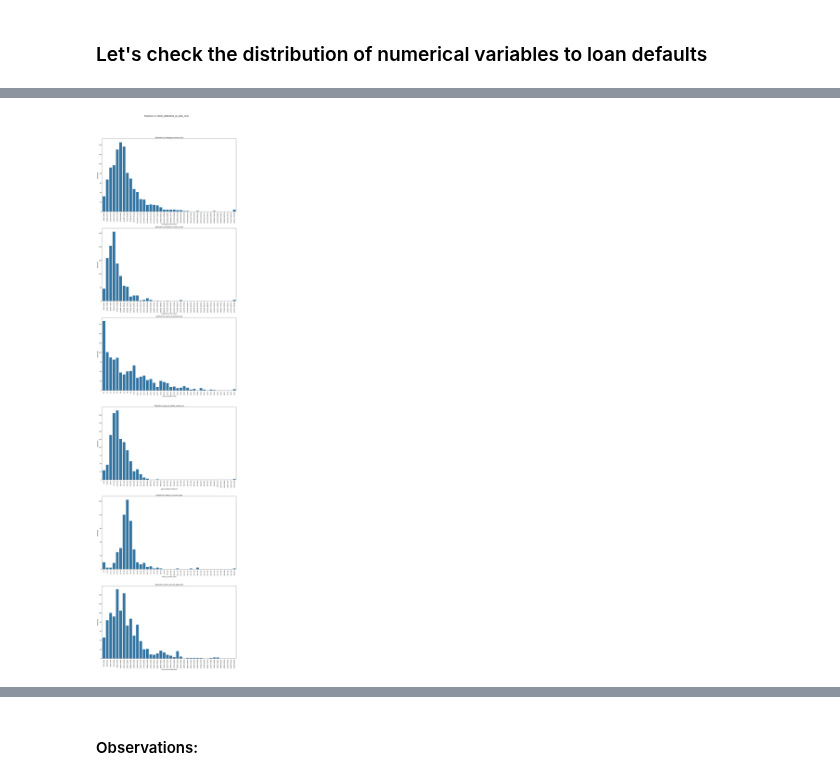
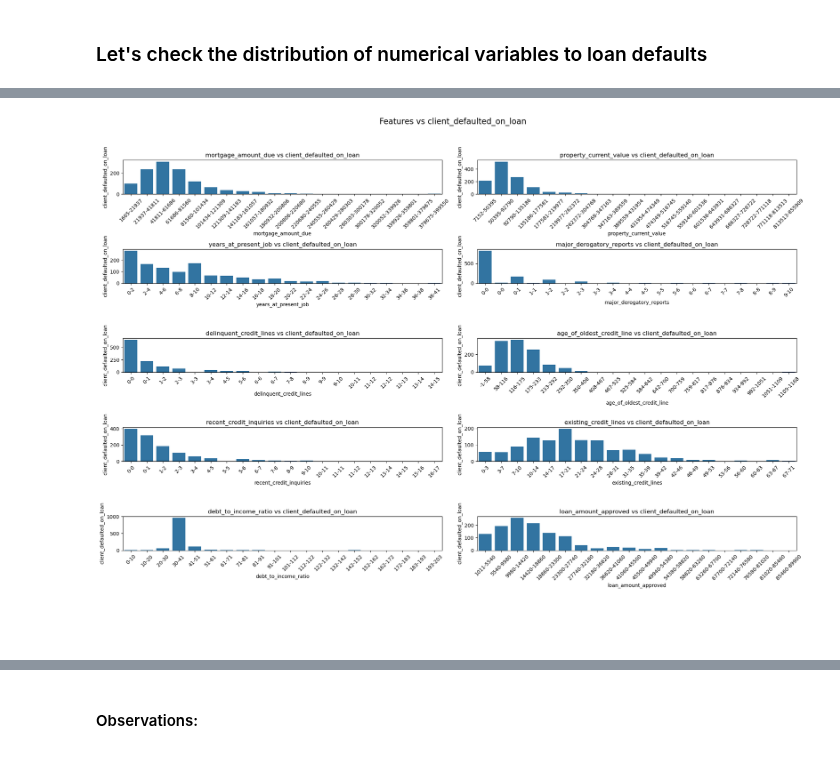
Before and after one commit to vmagar1729/analytiqbit, a Jupyter notebook: notebooks/Capstone_Project_Reference_Notebook_Loan_Default_Prediction_Full_Code.ipynb, the cells around one changed output, grey strips where cells are left out. Saved outputs shown, nothing was run; the diff lists cells and outputs as text; code cells hidden in the pictures.

```diff
--- a/notebooks/Capstone_Project_Reference_Notebook_Loan_Default_Prediction_Full_Code.ipynb
+++ b/notebooks/Capstone_Project_Reference_Notebook_Loan_Default_Prediction_Full_Code.ipynb
@@ -216,4 +196,0 @@ existing_credit_lines: [ 9. 14. 10. nan  8. 17. 12. 13. 25. 24. 16. 22.  0.  4.
-# %%
-# since all of the above values are integers, these will be type cast as Int64 to ensure NaN values are preseved for future treatment
-for col in false_floats:
-    default[col] = default[col].astype('Int64')
@@ -282,0 +259,5 @@ Vizualization of the distributions of these features will provide clarity on the
+# %%
+# Treat missing values
+default_imputed, label_encoders = impute_missing_values(default)
+default_imputed = decode_categorical_columns(default_imputed, label_encoders)
+summarize_dataframe(default_imputed)
@@ -289,7 +285,7 @@ seen = set()
 # and drop keys with empty lists
 col_types = {
     key: [value for value in values if value not in seen and not seen.add(value)]
-    for key, values in segregate_columns_by_dtype(default).items()
+    for key, values in segregate_columns_by_dtype(default_imputed).items()
     if any(value not in seen for value in values)  # Ensure the result list is not empty
 }
 
@@ -313,6 +306,7 @@ col_types
 # %%
 # get numeric columns from the column list above
 num_cols = col_types['float64'] + col_types['int64']
+num_cols.remove('client_defaulted_on_loan')
 num_cols
 # %% [output]
 ['mortgage_amount_due',
@@ -519,21 +485,10 @@ plt.show()
 # %%
-# List of columns to be plotted after binning
-# These are numerical features that will be grouped into bins for analysis as the no of unique values are too many to fit on a bar plot
-binned_cols_to_plot = [
-    'mortgage_amount_due',         # Outstanding mortgage amount
-    'property_current_value',      # Current value of the property
-    'years_at_present_job',        # Duration (years) at the current job
-    'age_of_oldest_credit_line',   # Age (years) of the oldest credit line
-    'debt_to_income_ratio',        # Debt-to-income ratio of the client
-    'loan_amount_approved'         # Approved loan amount
-]
-
 # Function to plot binned features
 # Parameters:
 # - `default`: DataFrame containing the data
 # - `binned_cols_to_plot`: List of columns to be binned and plotted
 # - `'client_defaulted_on_loan_num'`: Target variable for analysis (e.g., 1 = defaulted, 0 = not defaulted)
 # - `40`: Number of bins to divide the numerical values into for plotting
-plot_binned_features(default, binned_cols_to_plot, 'client_defaulted_on_loan_num', 40)
+plot_binned_features(default_imputed, num_cols, 'client_defaulted_on_loan', 20)
 # %% [output]
-[figure, old version]
+[figure, new version]
```
Also changed, not shown: parts of 47 cells of this notebook, 3 other files.
